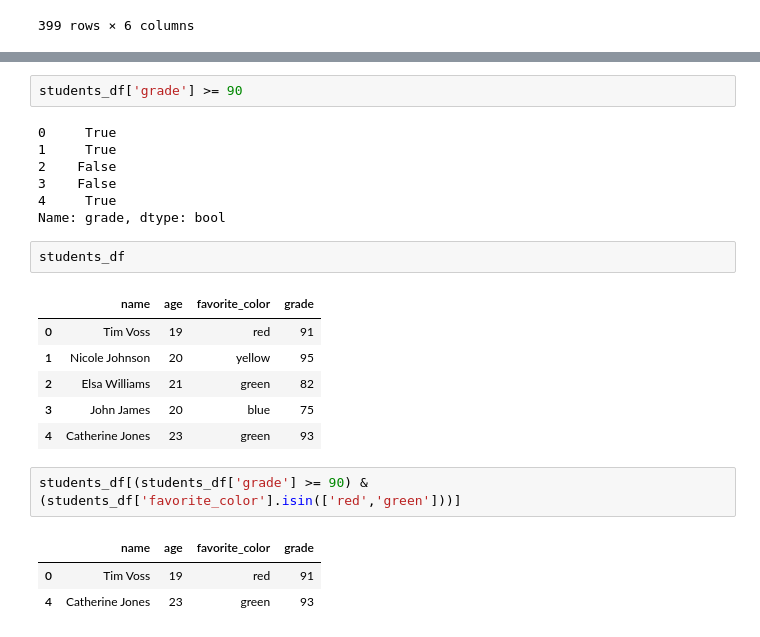
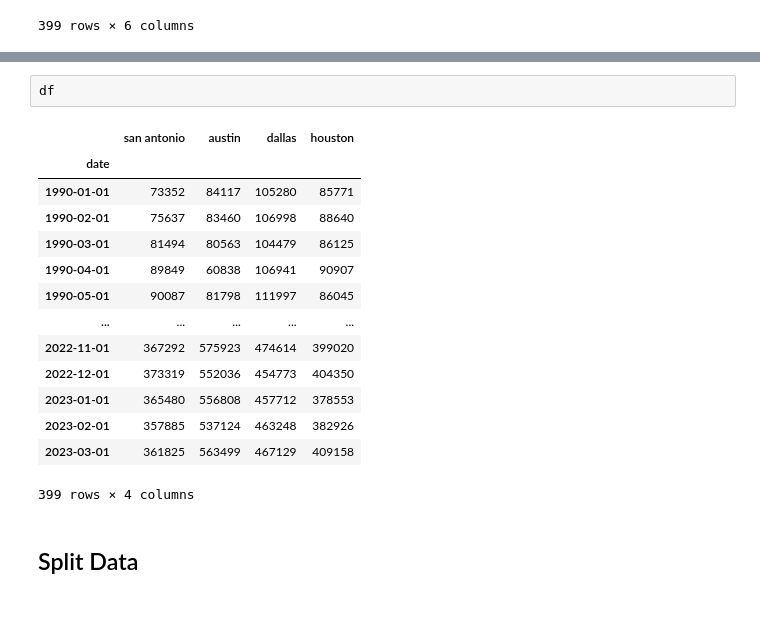
Before and after one commit to nicolas-angarita/texas_real_estate, a Jupyter notebook: modeling.ipynb, the cells around one changed output, grey strips where cells are left out. Saved outputs shown, nothing was run; the diff lists cells and outputs as text; blank space fills up the shorter version.

```diff
--- a/modeling.ipynb
+++ b/modeling.ipynb
@@ -92,24 +47,19 @@ filtered_students
-# %%
-students_df['grade'] >= 90
-# %% [output]
-0     True
-1     True
-2    False
-3    False
-4     True
-Name: grade, dtype: bool
-# %%
-students_df
-# %% [output]
-|  | name | age | favorite_color | grade |
-| 0 | Tim Voss | 19 | red | 91 |
-| 1 | Nicole Johnson | 20 | yellow | 95 |
-| 2 | Elsa Williams | 21 | green | 82 |
-| 3 | John James | 20 | blue | 75 |
-| 4 | Catherine Jones | 23 | green | 93 |
-# %%
-students_df[(students_df['grade'] >= 90) & (students_df['favorite_color'].isin(['red','green']))]
-# %% [output]
-|  | name | age | favorite_color | grade |
-| 0 | Tim Voss | 19 | red | 91 |
-| 4 | Catherine Jones | 23 | green | 93 |
+# %%
+df
+# %% [output]
+|  | san antonio | austin | dallas | houston |
+| date |  |  |  |  |
+| 1990-01-01 | 73352 | 84117 | 105280 | 85771 |
+| 1990-02-01 | 75637 | 83460 | 106998 | 88640 |
+| 1990-03-01 | 81494 | 80563 | 104479 | 86125 |
+| 1990-04-01 | 89849 | 60838 | 106941 | 90907 |
+| 1990-05-01 | 90087 | 81798 | 111997 | 86045 |
+| ... | ... | ... | ... | ... |
+| 2022-11-01 | 367292 | 575923 | 474614 | 399020 |
+| 2022-12-01 | 373319 | 552036 | 454773 | 404350 |
+| 2023-01-01 | 365480 | 556808 | 457712 | 378553 |
+| 2023-02-01 | 357885 | 537124 | 463248 | 382926 |
+| 2023-03-01 | 361825 | 563499 | 467129 | 409158 |
+399 rows × 4 columns
+# %% [markdown]
+## Split Data
```
Also changed, not shown: parts of 31 cells of this notebook, 1 other file.
